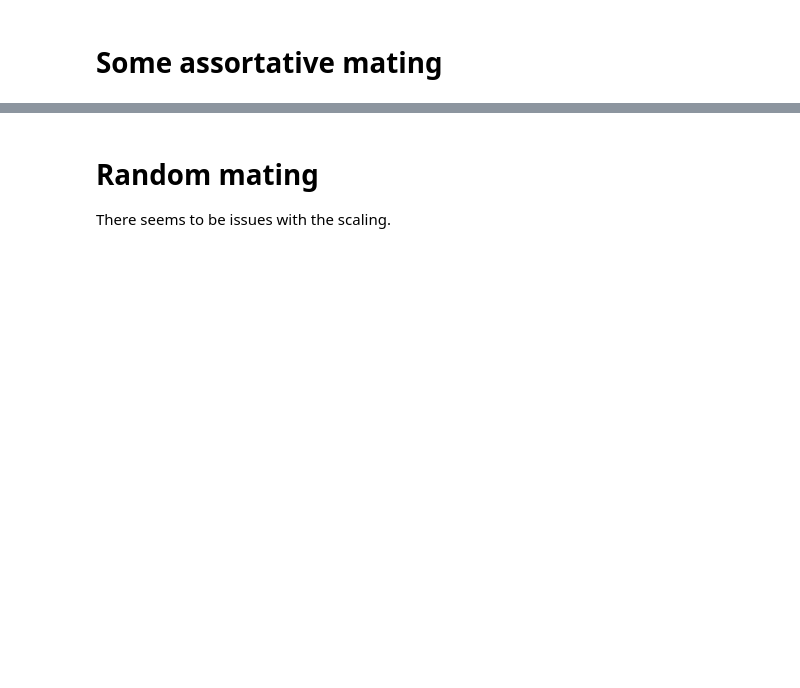
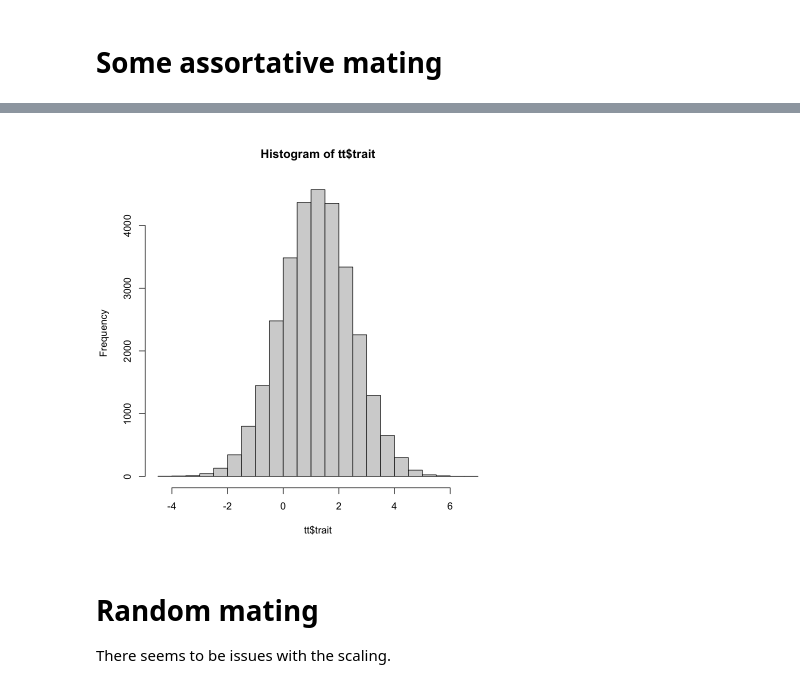
Before and after one commit to sdaza/obesity-dem-heritability, a Jupyter notebook: notebooks/simulating-phenotypes-generations.ipynb, the cells around one changed output, grey strips where cells are left out. Drawn from its saved outputs; the diff is of its cells as text; code cells hidden in the pictures; blank space fills up the shorter version.

```diff
--- a/notebooks/simulating-phenotypes-generations.ipynb
+++ b/notebooks/simulating-phenotypes-generations.ipynb
@@ -298,3 +344,7 @@ A data.table: 10 × 5
+# %%
+hist(tt$trait)
+# %% [output]
+[figure, added]
 # %% [markdown]
 # Random mating
 
```
Also changed, not shown: parts of 16 cells of this notebook.
